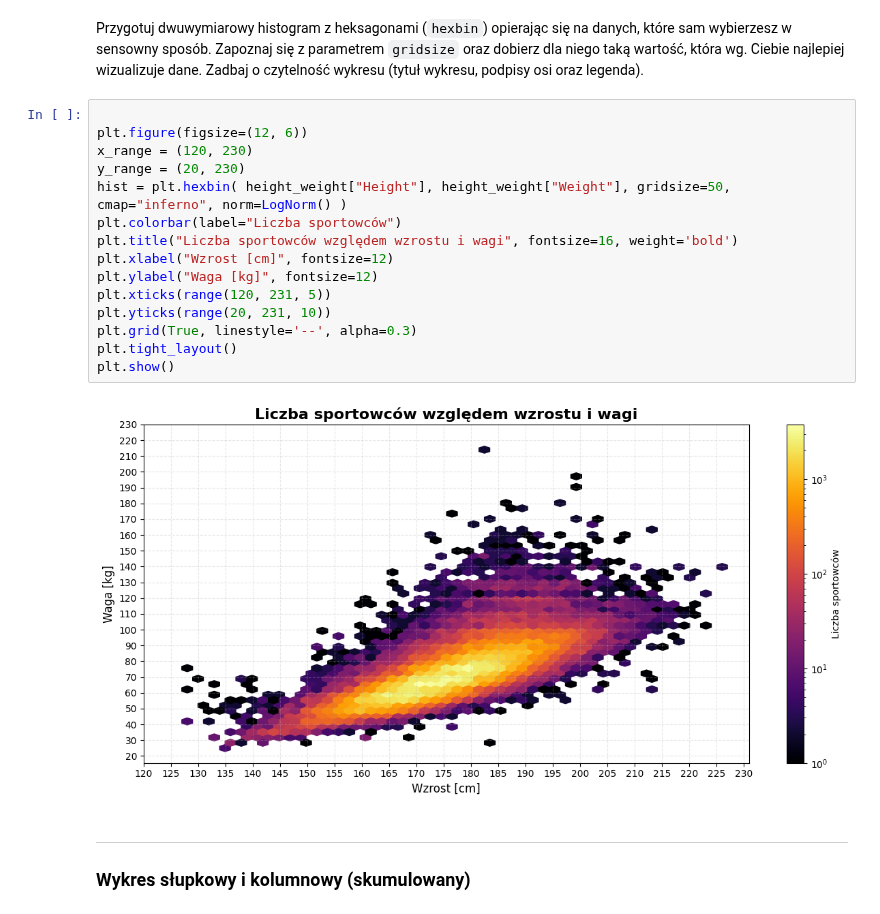
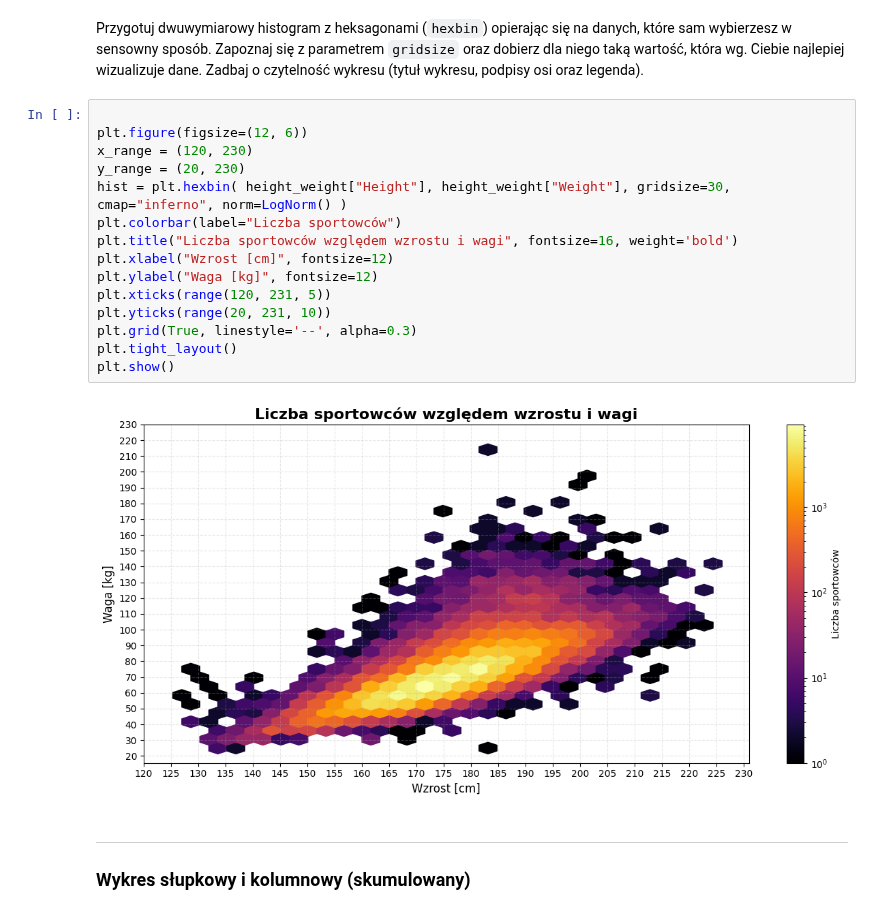
Before and after one commit to jedrek2504/Data_Visualization, a Jupyter notebook: matplotlib/1_Kostyk_Kwiecienski.ipynb, the cells around one changed output. Cells and saved outputs as stored; diff of their text form.

```diff
--- a/matplotlib/1_Kostyk_Kwiecienski.ipynb
+++ b/matplotlib/1_Kostyk_Kwiecienski.ipynb
@@ -62,20 +62,20 @@ Przygotuj dwuwymiarowy histogram z heksagonami (`hexbin`) opierając się na dan
 # %%
 
 plt.figure(figsize=(12, 6))
 x_range = (120, 230)
 y_range = (20, 230)
-hist = plt.hexbin( height_weight["Height"], height_weight["Weight"], gridsize=50, cmap="inferno", norm=LogNorm() )
+hist = plt.hexbin( height_weight["Height"], height_weight["Weight"], gridsize=30, cmap="inferno", norm=LogNorm() )
 plt.colorbar(label="Liczba sportowców")
 plt.title("Liczba sportowców względem wzrostu i wagi", fontsize=16, weight='bold')
 plt.xlabel("Wzrost [cm]", fontsize=12)
 plt.ylabel("Waga [kg]", fontsize=12)
 plt.xticks(range(120, 231, 5))
 plt.yticks(range(20, 231, 10))
 plt.grid(True, linestyle='--', alpha=0.3)
 plt.tight_layout()
 plt.show()
 # %% [output]
-[figure, old version]
+[figure, new version]
 # %% [markdown]
 -------------------
 ### Wykres słupkowy i kolumnowy (skumulowany)
```
Also changed, not shown: parts of 3 cells of this notebook, 1 other file.
